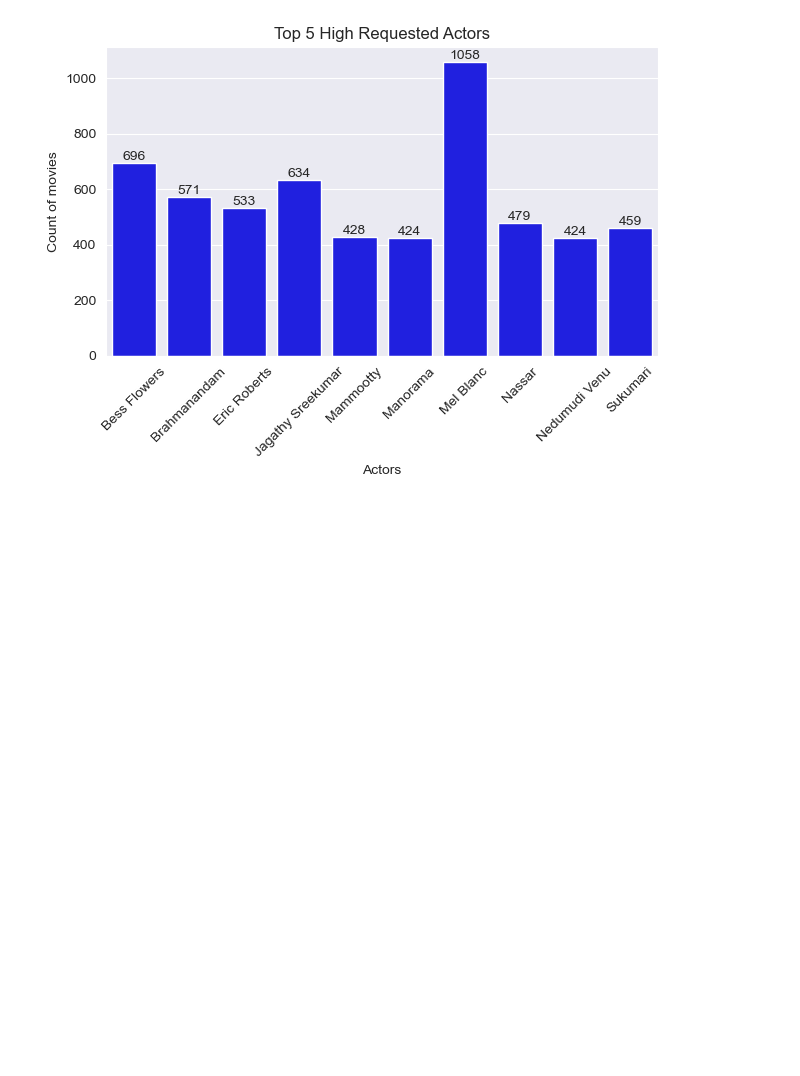
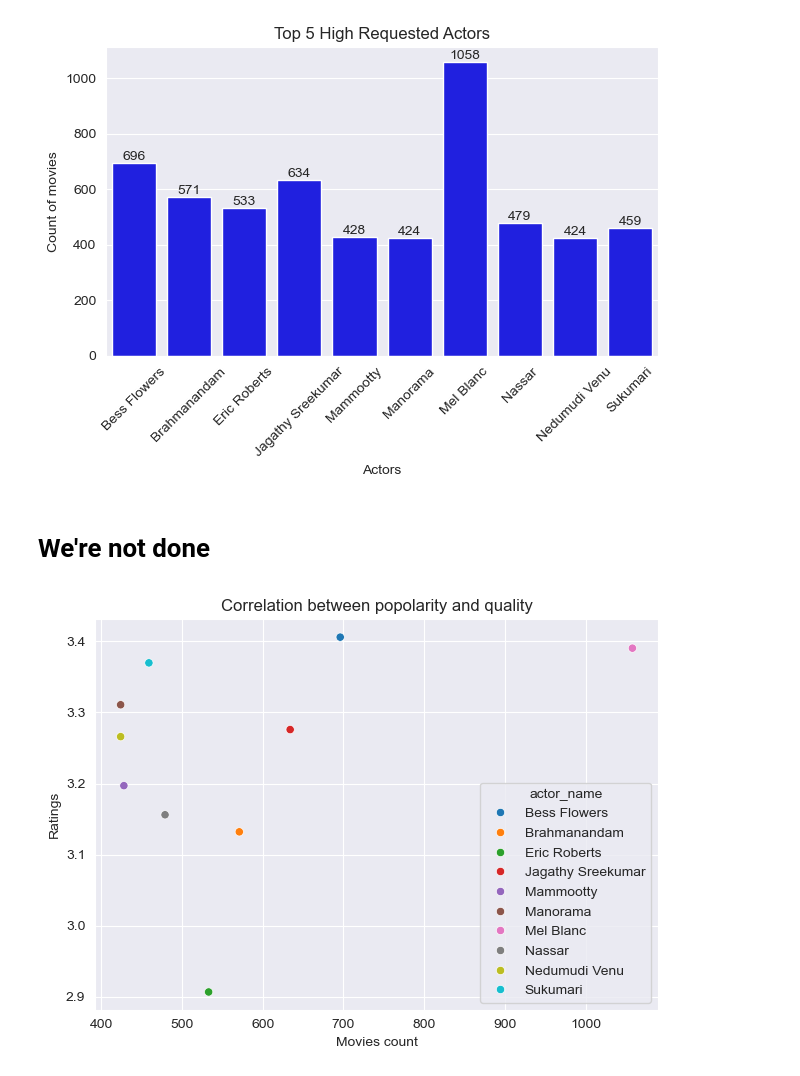
Before and after one commit to MarcoMac03/Film-analisys, a Jupyter notebook: main.ipynb, the cells around one changed output. Cells and saved outputs as stored; diff of their text form; code cells hidden in the pictures; blank space fills up the shorter version.

Commit message:
Searching for correlation between quantity and quality

```diff
--- a/main.ipynb
+++ b/main.ipynb
@@ -507,5 +498,5 @@ actor_movies = actor_movies[(actor_movies['actor_name'].notna()) & (actor_movies
 # %%
 top_10_actor_count = actor_movies.groupby('actor_name')['id'].count().sort_values(ascending=False).head(10).index
 top_actor_movies = actor_movies[actor_movies['actor_name'].isin(top_10_actor_count)]
-top_actor_movies = top_actor_movies.groupby('actor_name').agg(movie_count=('id', 'count')).reset_index()
+top_actor_movies_count = top_actor_movies.groupby('actor_name').agg(movie_count=('id', 'count')).reset_index()
 # %%
@@ -520,3 +511,16 @@ plt.tight_layout()
 plt.show()
 # %% [output]
 [figure]
+# %% [markdown]
+# We're not done
+# %%
+top_actor_rating = top_actor_movies.groupby('actor_name').agg(film_count=('id', 'count'), rating=('rating', 'mean')).reset_index()
+
+sns.scatterplot(data=top_actor_rating, x='film_count', y='rating', hue='actor_name')
+plt.title('Correlation between popolarity and quality')
+plt.xlabel('Movies count')
+plt.ylabel('Ratings')
+plt.tight_layout()
+plt.show()
+# %% [output]
+[figure, added]
```
Also changed, not shown: parts of 3 cells of this notebook.
